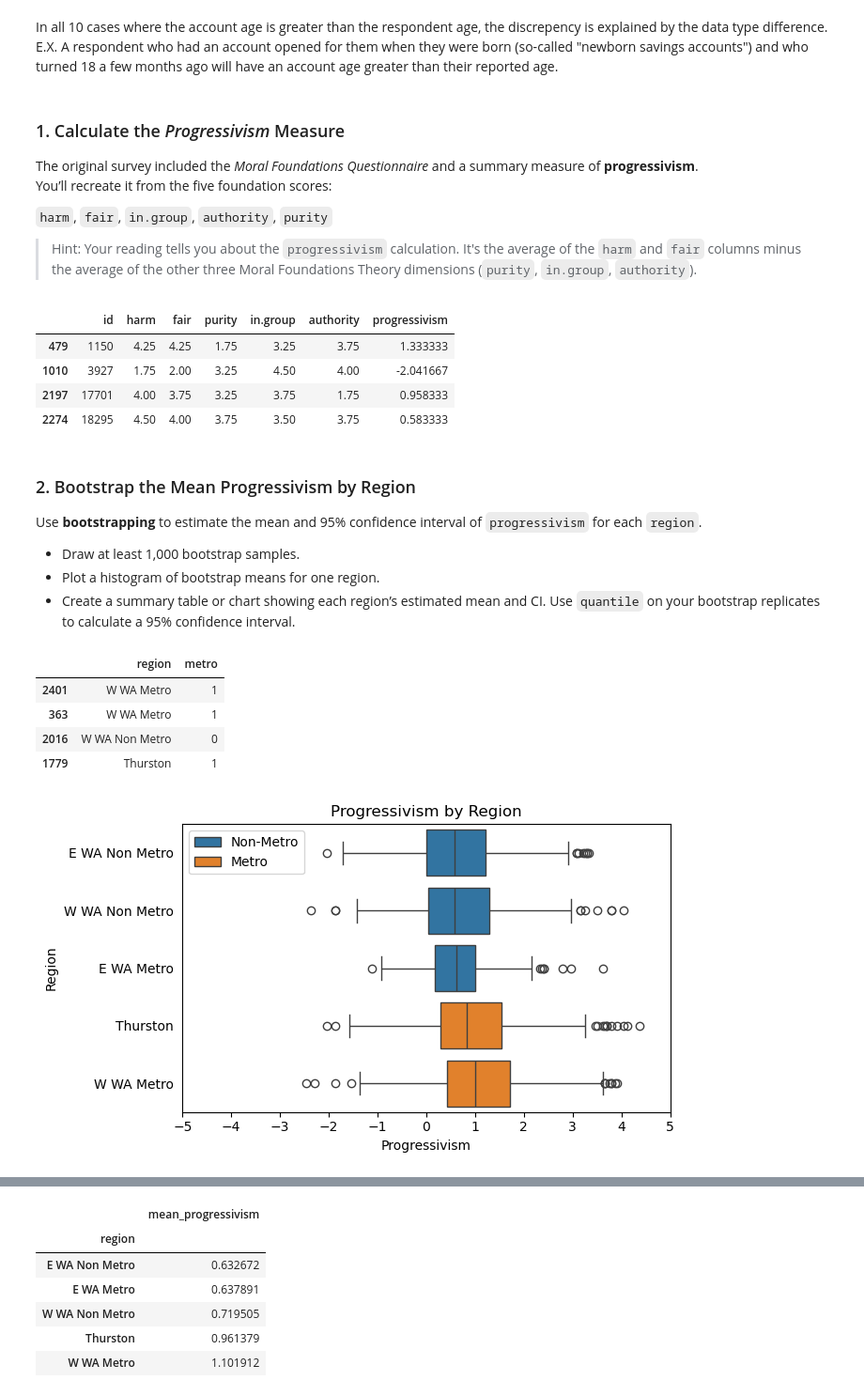
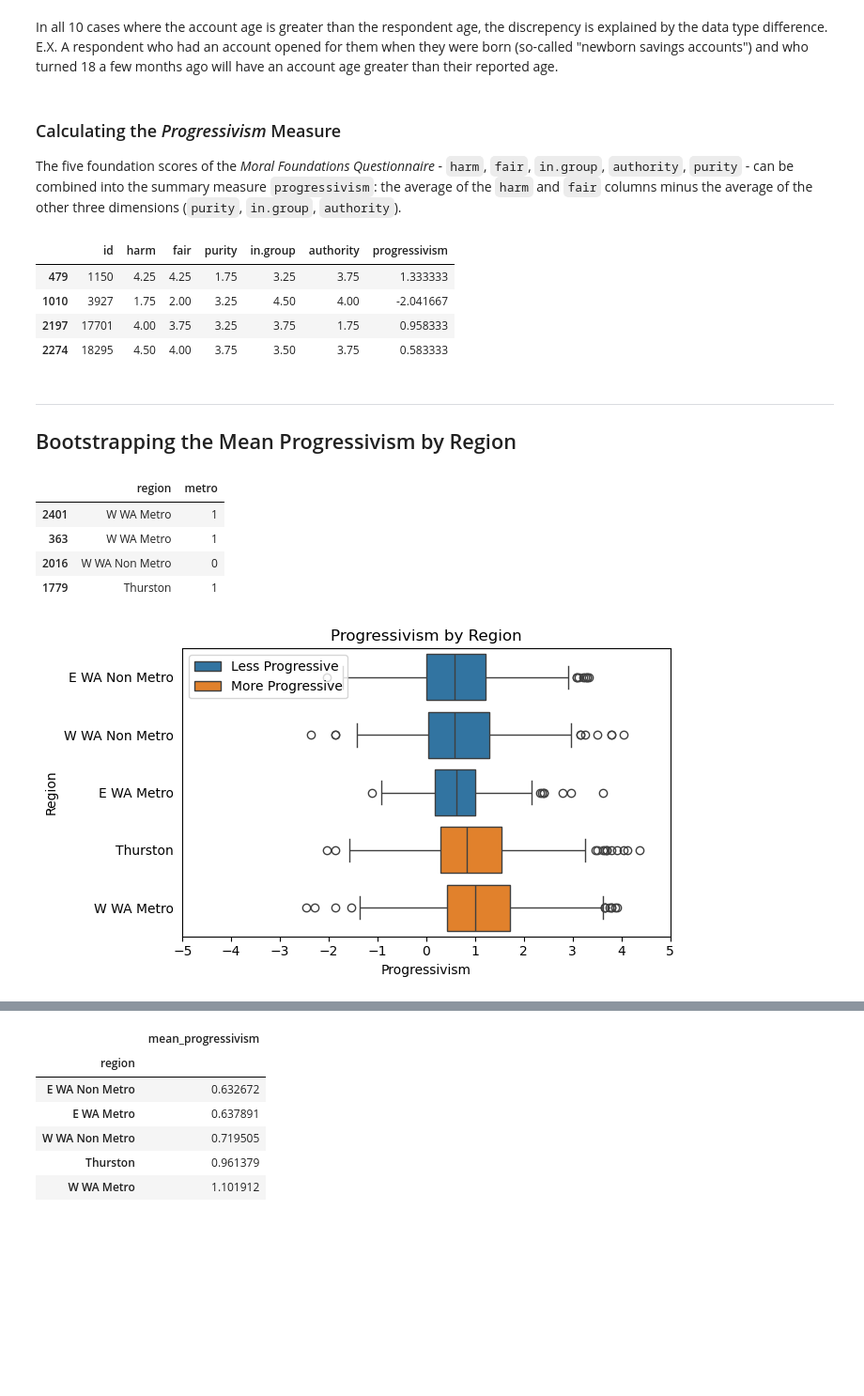
Before and after one commit to a-location-1/seis-631-bootstrapping, a Jupyter notebook: wsecu_analysis.ipynb, the cells around one changed output, grey strips where cells are left out. Shown at 94% size. Cells and saved outputs as stored; diff of their text form; code cells hidden in the pictures; blank space fills up the shorter version.

```diff
--- a/wsecu_analysis.ipynb
+++ b/wsecu_analysis.ipynb
@@ -24,5 +25,5 @@ import seaborn as sns
 # %%
-survey = pd.read_csv("../data/wsecu_survey_data.txt", sep="\t", index_col=0)
+survey = pd.read_csv("../../SEIS631/data/wsecu_survey_data.txt", sep="\t", index_col=0)
 # %%
 overview = pd.DataFrame({"dtype": survey.dtypes})
 overview["count_null"] = survey.isna().sum()
@@ -226,13 +233,9 @@ survey.loc[survey["age"] < survey["account.age"], ["id", "age", "account.age"]]
 # %% [markdown]
 In all 10 cases where the account age is greater than the respondent age, the discrepency is explained by the data type difference. E.X. A respondent who had an account opened for them when they were born (so-called "newborn savings accounts") and who turned 18 a few months ago will have an account age greater than their reported age.
 # %% [markdown]
-### 1. Calculate the *Progressivism* Measure
-The original survey included the *Moral Foundations Questionnaire* and a summary measure of **progressivism**.
-You’ll recreate it from the five foundation scores:
+### Calculating the *Progressivism* Measure
 
-`harm`, `fair`, `in.group`, `authority`, `purity`
-
-> Hint: Your reading tells you about the `progressivism` calculation. It's the average of the `harm` and `fair` columns minus the average of the other three Moral Foundations Theory dimensions (`purity`, `in.group`, `authority`).
+The five foundation scores of the *Moral Foundations Questionnaire* - `harm`, `fair`, `in.group`, `authority`, `purity` - can be combined into the summary measure `progressivism`: the average of the `harm` and `fair` columns minus the average of the other three dimensions (`purity`, `in.group`, `authority`).
 # %%
 # Calculating progressivism:
 survey["progressivism"] = ((survey["harm"] + survey["fair"]) / 2) - (
@@ -248,10 +251,7 @@ survey.loc[
 | 2197 | 17701 | 4.00 | 3.75 | 3.25 | 3.75 | 1.75 | 0.958333 |
 | 2274 | 18295 | 4.50 | 4.00 | 3.75 | 3.50 | 3.75 | 0.583333 |
 # %% [markdown]
-### 2. Bootstrap the Mean Progressivism by Region
-Use **bootstrapping** to estimate the mean and 95% confidence interval of `progressivism` for each `region`.
+---
 
-- Draw at least 1,000 bootstrap samples.
-- Plot a histogram of bootstrap means for one region.
-- Create a summary table or chart showing each region’s estimated mean and CI. Use `quantile` on your bootstrap replicates to calculate a 95% confidence interval.
+## Bootstrapping the Mean Progressivism by Region
 # %%
@@ -270,24 +270,24 @@ survey.loc[:, ["region", "metro"]].sample(4, random_state=96)
 # %%
 # Investigating progressivism by region
 region_order = list(
     survey.groupby("region")["progressivism"].median().sort_values().index
 )
 fig, ax = plt.subplots(figsize=(7, 4))
 sns.boxplot(
     data=survey, x="progressivism", y="region", order=region_order, hue="metro", ax=ax
 )
 ax.set_xlabel("Progressivism")
 ax.set_ylabel("Region")
 ax.set_xlim(-5, 5)
 ax.set_xticks(range(-5, 6))
 ax.tick_params(left=False)
 ax.set_title("Progressivism by Region")
 handles, labels = (
     ax.get_legend_handles_labels()
 )  # Renaming the legend, courtesy of Claude
-ax.legend(handles, ["Non-Metro", "Metro"], loc="upper left")
+ax.legend(handles, ["Less Progressive", "More Progressive"], loc="upper left")
 plt.tight_layout()
 plt.show()
 # %% [output]
-[figure, old version]
+[figure, new version]
 # %% [markdown]
```
Also changed, not shown: parts of 26 cells of this notebook, 2 other files.
